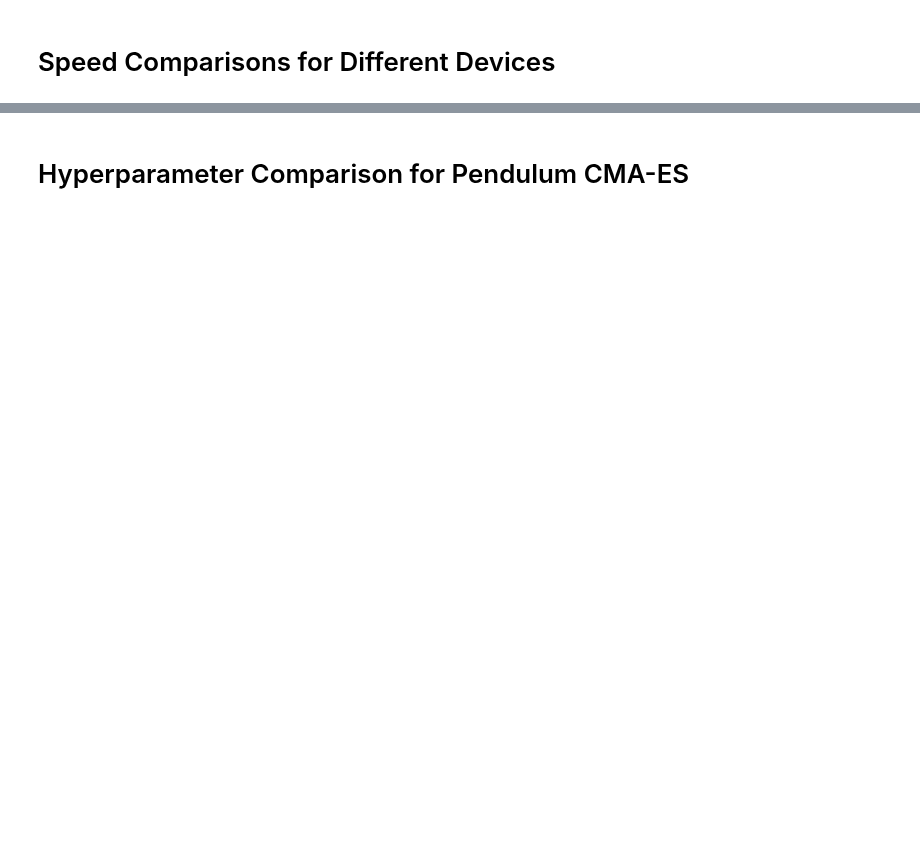
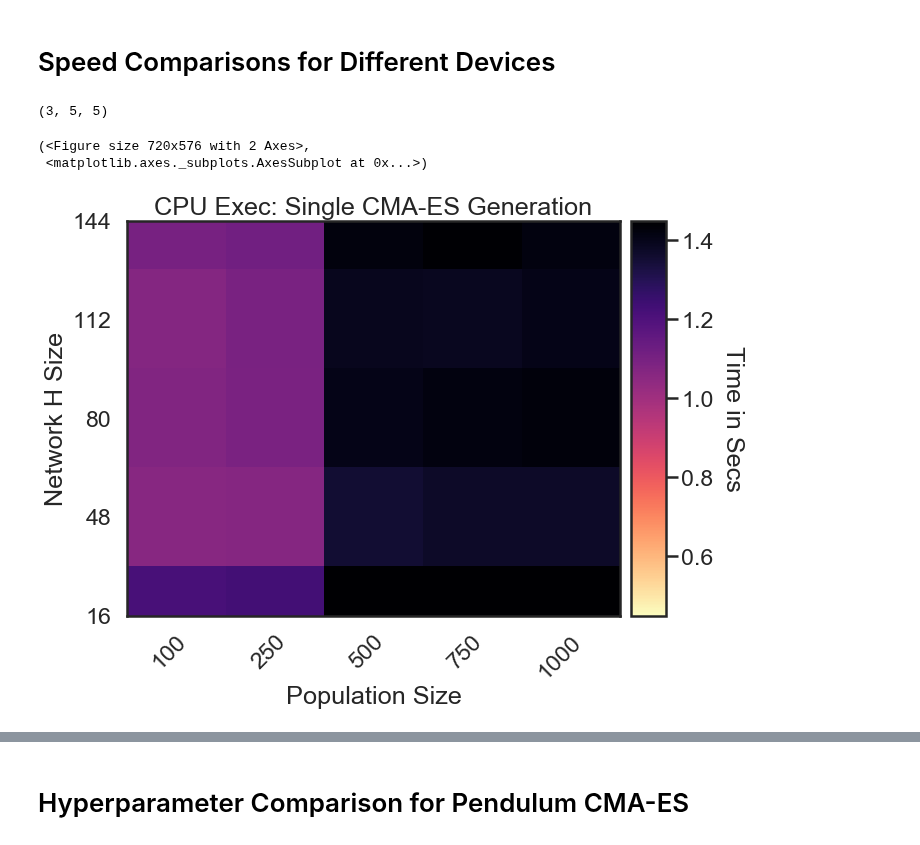
Before and after one commit to RobertTLange/evosax, a Jupyter notebook: notebooks/visualize_benchmarks.ipynb, the cells around one changed output, grey strips where cells are left out. Drawn from its saved outputs; the diff is of its cells as text; code cells hidden in the pictures; blank space fills up the shorter version.

Commit message:
30/12/20 - Refactor + Speed tests

```diff
--- a/notebooks/visualize_benchmarks.ipynb
+++ b/notebooks/visualize_benchmarks.ipynb
@@ -5,24 +5,33 @@ import numpy as np
 # %% [markdown]
 # Speed Comparisons for Different Devices
 # %%
-cpu_speeds = np.load("../cpu_speed.npy")
-gpu_speeds = np.load("../gpu_speed.npy")
+cpu_speeds = np.load("../benchmarks/cpu_speed.npy")
+gpu_tesla_speeds = np.load("../benchmarks/gpu_tesla_k40_speed.npy")
+gpu_2080ti_speeds = np.load("../benchmarks/gpu_rtx2080ti_speed.npy")
 
 # rows: network sizes, cols: population sizes
 population_sizes = [100, 250, 500, 750, 1000]
 network_sizes = [16, 48, 80, 112, 144]
 cpu_speeds.shape
+# %% [output]
+(3, 5, 5)
 # %%
 plot_heatmap_array(range_x=population_sizes,
                    range_y=network_sizes,
                    heat_array=cpu_speeds[1],
                    title="CPU Exec: Single CMA-ES Generation",
                    xy_labels=["Population Size", "Network H Size"],
                    variable_name="Time in Secs",
                    every_nth_tick=1,
                    text_in_cell = False,
+                   min_heat = 0.45,
+                   max_heat = 1.45,
                    round_ticks=0,
                    cmap="magma_r")
+# %% [output]
+(<Figure size 720x576 with 2 Axes>,
+ <matplotlib.axes._subplots.AxesSubplot at 0x...>)
+[figure, added]
 # %%
 plot_heatmap_array(range_x=population_sizes,
                    range_y=network_sizes,
```
Also changed, not shown: parts of 2 cells of this notebook, 11 other files.
